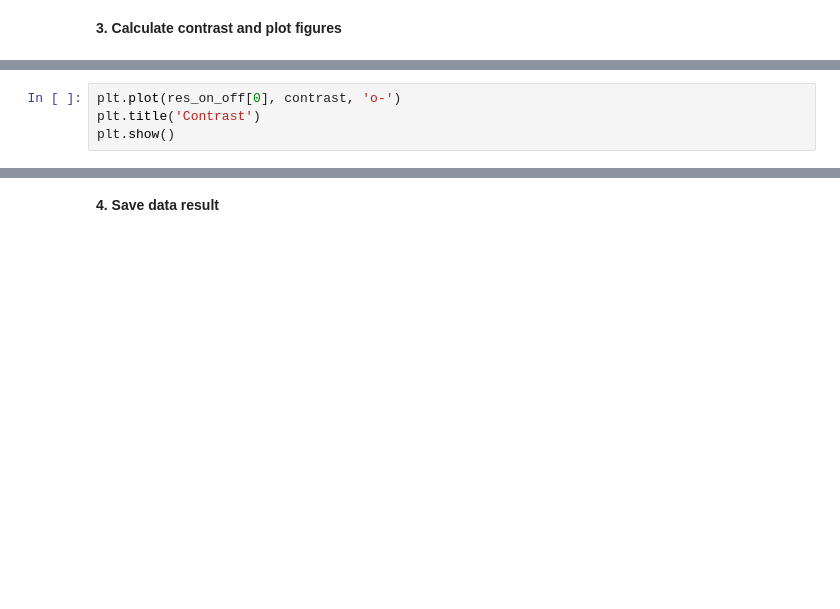
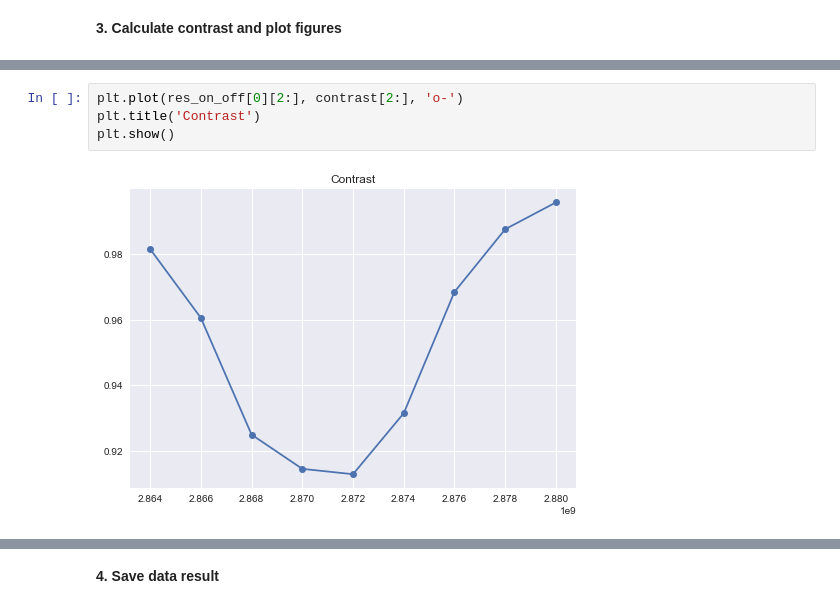
Before and after one commit to Youngcius/odmactor, a Jupyter notebook: project/tutorial/frequency-odmr.ipynb, the cells around one changed output, grey strips where cells are left out. Cells and saved outputs as stored; diff of their text form; blank space fills up the shorter version.

```diff
--- a/project/tutorial/frequency-odmr.ipynb
+++ b/project/tutorial/frequency-odmr.ipynb
@@ -53,4 +94,6 @@ plt.show()
 # %%
-plt.plot(res_on_off[0], contrast, 'o-')
+plt.plot(res_on_off[0][2:], contrast[2:], 'o-')
 plt.title('Contrast')
 plt.show()
+# %% [output]
+[figure, added]
```
Also changed, not shown: parts of 30 cells of this notebook, 7 other files.
